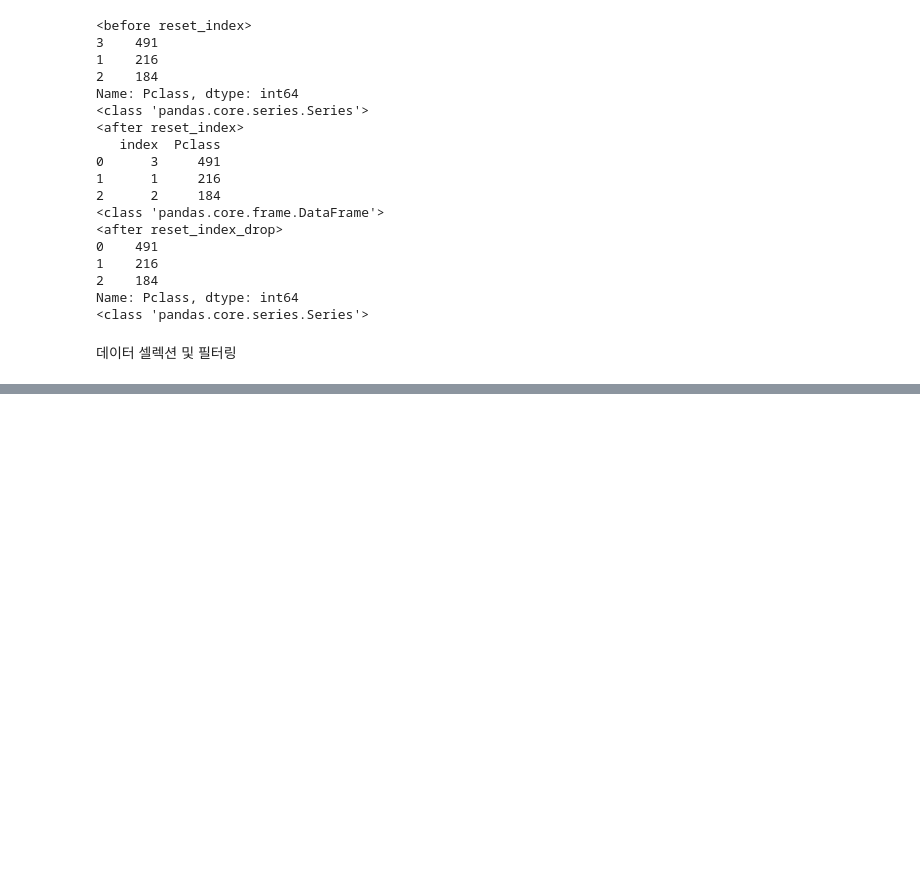
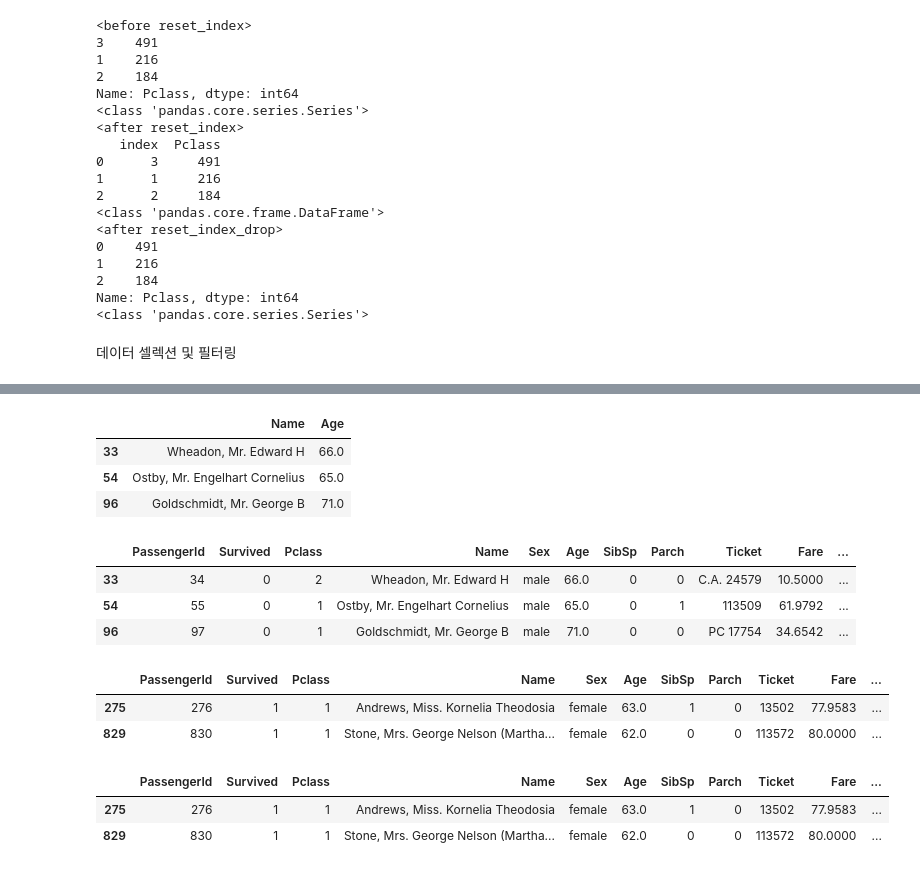
Before and after one commit to uzchu/Python_Book, a Jupyter notebook: 파이썬 머신러닝 완벽가이드/pandas.ipynb, the cells around one changed output, grey strips where cells are left out. Saved outputs shown, nothing was run; the diff lists cells and outputs as text; code cells hidden in the pictures; blank space fills up the shorter version.

```diff
--- a/파이썬 머신러닝 완벽가이드/pandas.ipynb
+++ b/파이썬 머신러닝 완벽가이드/pandas.ipynb
@@ -368,0 +488,29 @@ Name: Pclass, dtype: int64
+# %%
+titanic_df[titanic_df['Age']>60][['Name','Age']].head(3)
+# %% [output]
+|  | Name | Age |
+| 33 | Wheadon, Mr. Edward H | 66.0 |
+| 54 | Ostby, Mr. Engelhart Cornelius | 65.0 |
+| 96 | Goldschmidt, Mr. George B | 71.0 |
+# %%
+titanic_df.loc[titanic_df['Age']>60].head(3)
+# %% [output]
+|  | PassengerId | Survived | Pclass | Name | Sex | Age | SibSp | Parch | Ticket | Fare | ... |
+| 33 | 34 | 0 | 2 | Wheadon, Mr. Edward H | male | 66.0 | 0 | 0 | C.A. 24579 | 10.5000 | ... |
+| 54 | 55 | 0 | 1 | Ostby, Mr. Engelhart Cornelius | male | 65.0 | 0 | 1 | 113509 | 61.9792 | ... |
+| 96 | 97 | 0 | 1 | Goldschmidt, Mr. George B | male | 71.0 | 0 | 0 | PC 17754 | 34.6542 | ... |
+# %%
+titanic_df[(titanic_df['Age']>60) & (titanic_df['Pclass']==1) & (titanic_df['Sex']=='female')]
+# %% [output]
+|  | PassengerId | Survived | Pclass | Name | Sex | Age | SibSp | Parch | Ticket | Fare | ... |
+| 275 | 276 | 1 | 1 | Andrews, Miss. Kornelia Theodosia | female | 63.0 | 1 | 0 | 13502 | 77.9583 | ... |
+| 829 | 830 | 1 | 1 | Stone, Mrs. George Nelson (Martha... | female | 62.0 | 0 | 0 | 113572 | 80.0000 | ... |
+# %%
+cond1 = titanic_df['Age']>60
+cond2 = titanic_df['Pclass']==1
+cond3 = titanic_df['Sex']=='female'
+titanic_df[cond1&cond2&cond3]
+# %% [output]
+|  | PassengerId | Survived | Pclass | Name | Sex | Age | SibSp | Parch | Ticket | Fare | ... |
+| 275 | 276 | 1 | 1 | Andrews, Miss. Kornelia Theodosia | female | 63.0 | 1 | 0 | 13502 | 77.9583 | ... |
+| 829 | 830 | 1 | 1 | Stone, Mrs. George Nelson (Martha... | female | 62.0 | 0 | 0 | 113572 | 80.0000 | ... |
```
Also changed, not shown: parts of 41 cells of this notebook.
